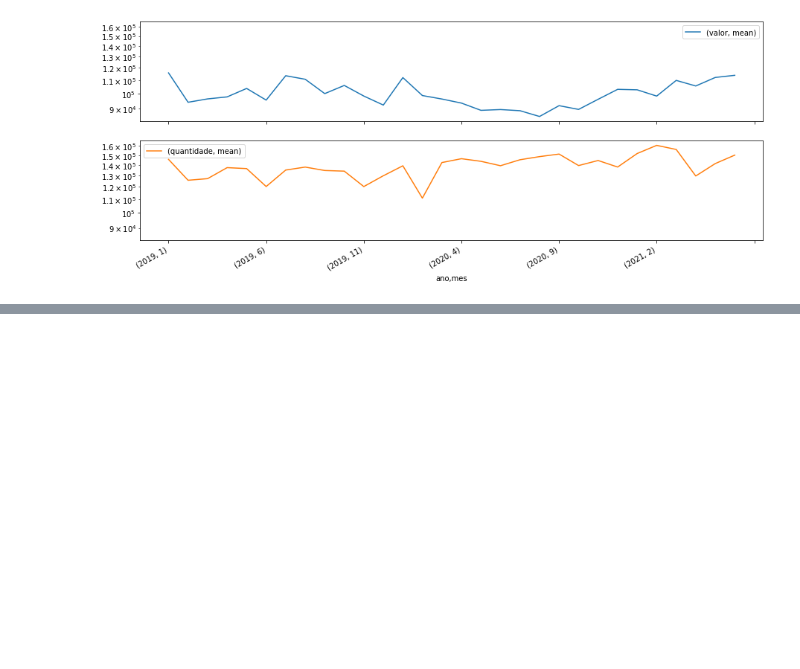
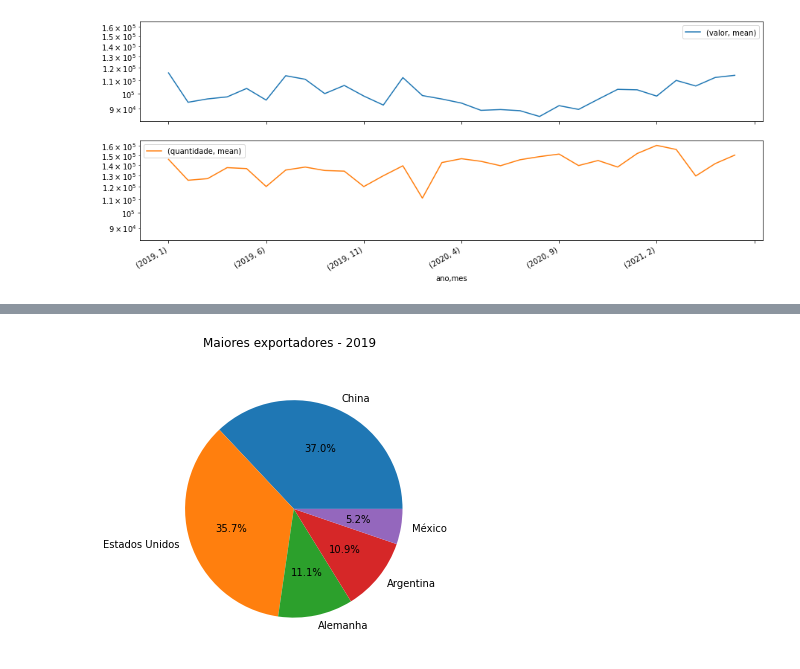
Before and after one commit to jrobertolima/projetoTCC, a Jupyter notebook: ProjetoTCC-final.ipynb, the cells around one changed output, grey strips where cells are left out. Cells and saved outputs as stored; diff of their text form; code cells hidden in the pictures; blank space fills up the shorter version.

```diff
--- a/ProjetoTCC-final.ipynb
+++ b/ProjetoTCC-final.ipynb
@@ -293,0 +296,23 @@ df.groupby(['ano','ncm'])['quantidade'] \
+# %%
+def plota(df):
+
+    ano = df.iloc[1,0] # pega o ano referente ao dataset
+
+    df = df.groupby('pais').valor.agg(['sum']).nlargest(5,'sum')
+
+# 2. Nomes dos países maiores
+    paises = df.merge(df_pais, on = 'pais', how = 'left')
+    label = ["%s" % i for i in paises.nome_pais]
+
+# 3 Plota
+    df.plot.pie(title = 'Maiores exportadores - ' + str(ano),
+              figsize = (5,5),fontsize = 10, subplots = True, legend = False, labels = label,
+                                              autopct='%1.1f%%', ylabel = '', normalize = True)
+# %%
+#********************Verificando maiores exportadores em valor em 2019*********************
+
+# 1. Definir maiores
+df19 = df_importacoes[df_importacoes['ano'] == 2019]
+plota(df19)
+# %% [output]
+[figure, added]
```
Also changed, not shown: parts of 3 cells of this notebook, 1 other file.
